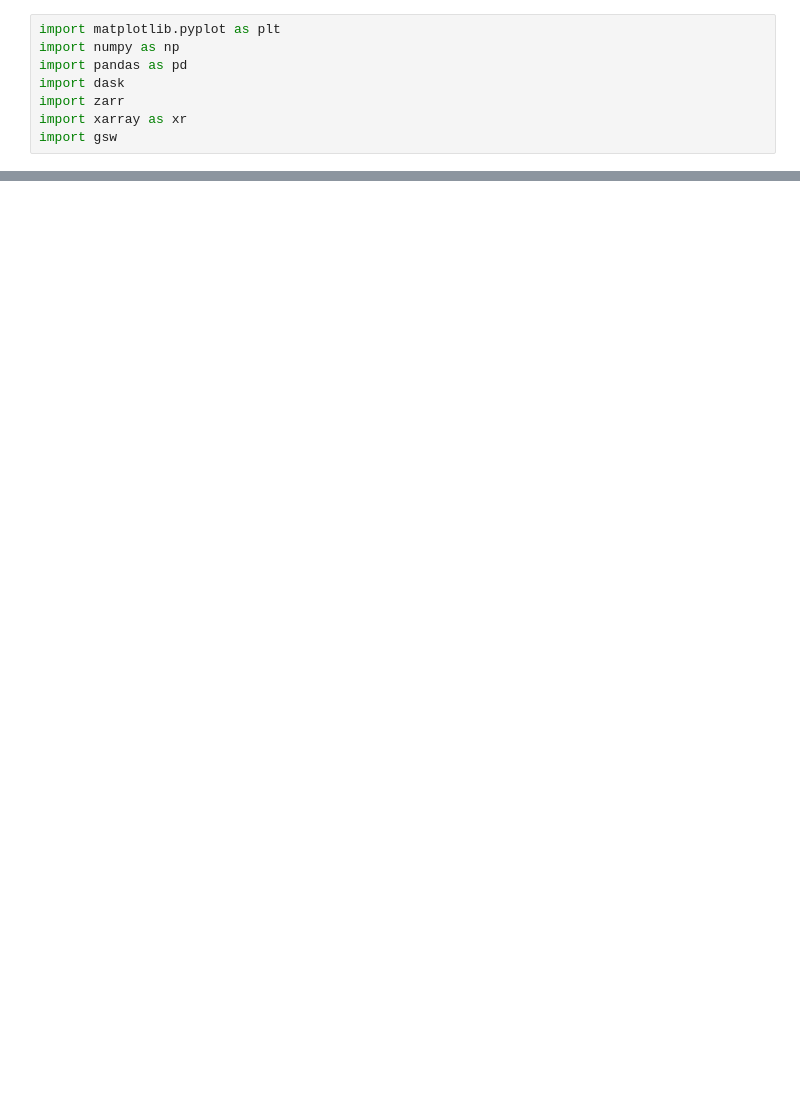
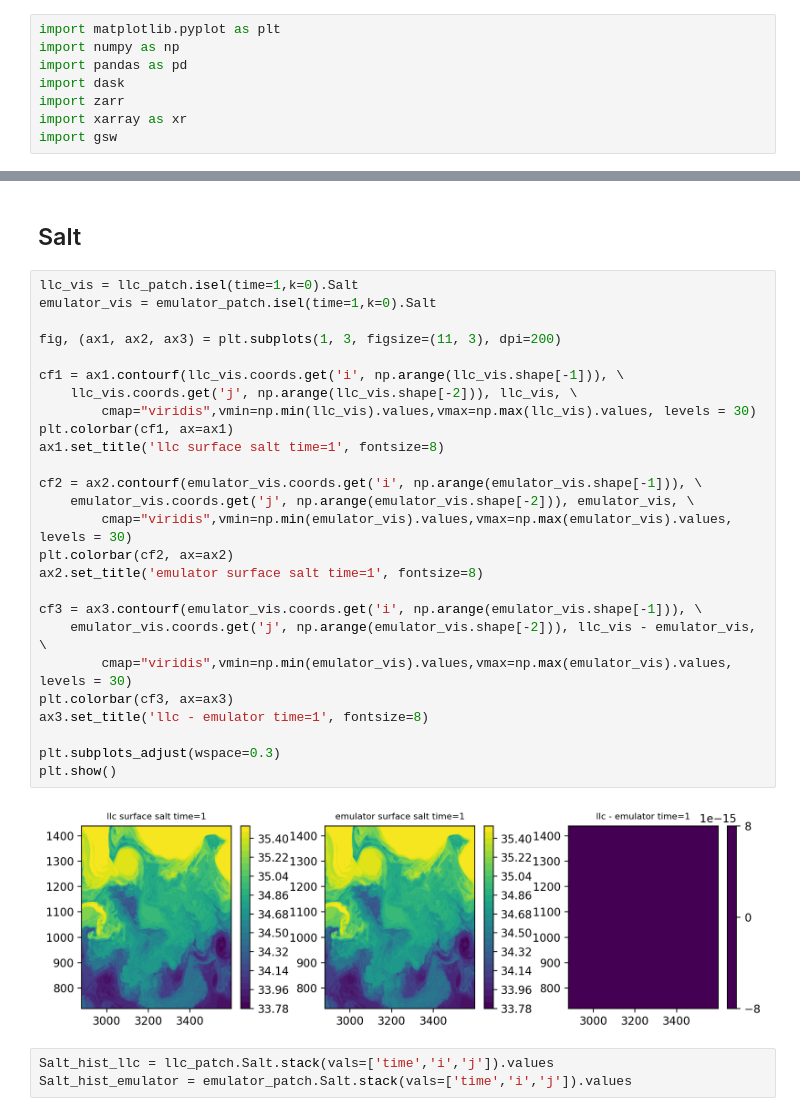
Before and after one commit to GHOpenonic/LLC_ocean_emulator, a Jupyter notebook: high_res_diagnostics/statistical_diagnostics/stat_testing.ipynb, the cells around one changed output, grey strips where cells are left out. Drawn from its saved outputs; the diff is of its cells as text; blank space fills up the shorter version.

```diff
--- a/high_res_diagnostics/statistical_diagnostics/stat_testing.ipynb
+++ b/high_res_diagnostics/statistical_diagnostics/stat_testing.ipynb
@@ -72 +100,34 @@ pressure = pressure[np.newaxis, :, :, np.newaxis]
+# %% [markdown]
+## Salt
+# %%
+llc_vis = llc_patch.isel(time=1,k=0).Salt
+emulator_vis = emulator_patch.isel(time=1,k=0).Salt
+
+fig, (ax1, ax2, ax3) = plt.subplots(1, 3, figsize=(11, 3), dpi=200)
+
+cf1 = ax1.contourf(llc_vis.coords.get('i', np.arange(llc_vis.shape[-1])), \
+    llc_vis.coords.get('j', np.arange(llc_vis.shape[-2])), llc_vis, \
+        cmap="viridis",vmin=np.min(llc_vis).values,vmax=np.max(llc_vis).values, levels = 30)
+plt.colorbar(cf1, ax=ax1)
+ax1.set_title('llc surface salt time=1', fontsize=8)
+
+cf2 = ax2.contourf(emulator_vis.coords.get('i', np.arange(emulator_vis.shape[-1])), \
+    emulator_vis.coords.get('j', np.arange(emulator_vis.shape[-2])), emulator_vis, \
+        cmap="viridis",vmin=np.min(emulator_vis).values,vmax=np.max(emulator_vis).values, levels = 30)
+plt.colorbar(cf2, ax=ax2)
+ax2.set_title('emulator surface salt time=1', fontsize=8)
+
+cf3 = ax3.contourf(emulator_vis.coords.get('i', np.arange(emulator_vis.shape[-1])), \
+    emulator_vis.coords.get('j', np.arange(emulator_vis.shape[-2])), llc_vis - emulator_vis, \
+        cmap="viridis",vmin=np.min(emulator_vis).values,vmax=np.max(emulator_vis).values, levels = 30)
+plt.colorbar(cf3, ax=ax3)
+ax3.set_title('llc - emulator time=1', fontsize=8)
+
+plt.subplots_adjust(wspace=0.3)
+plt.show()
+# %% [output]
+[figure, added]
+# %%
+Salt_hist_llc = llc_patch.Salt.stack(vals=['time','i','j']).values
+Salt_hist_emulator = emulator_patch.Salt.stack(vals=['time','i','j']).values
 # %%
```
Also changed, not shown: parts of 30 cells of this notebook.
